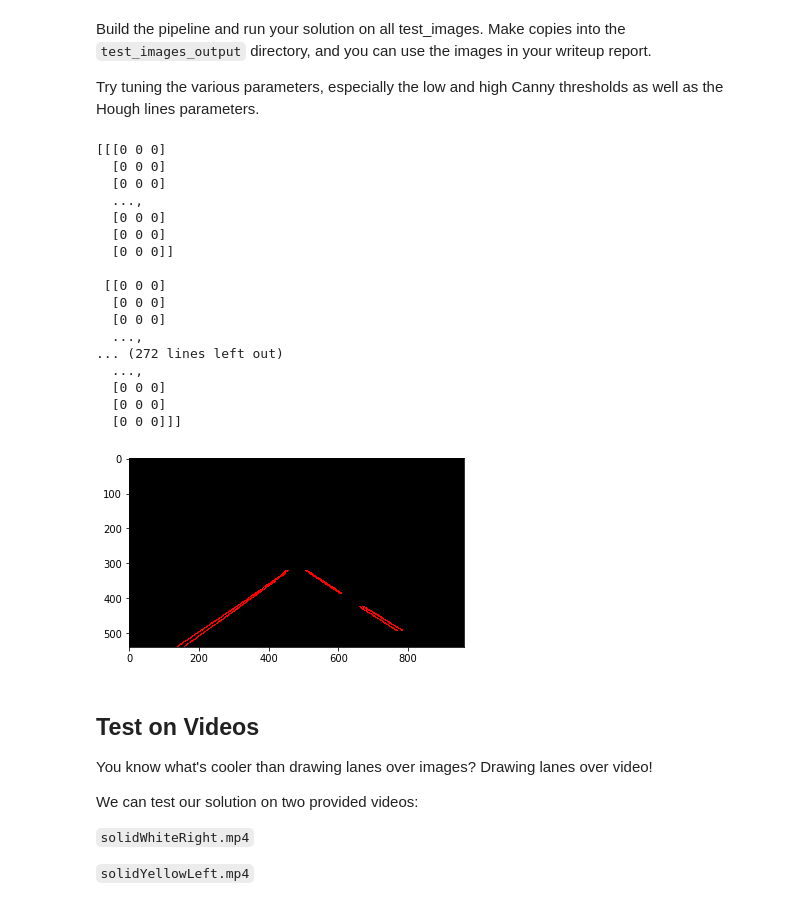
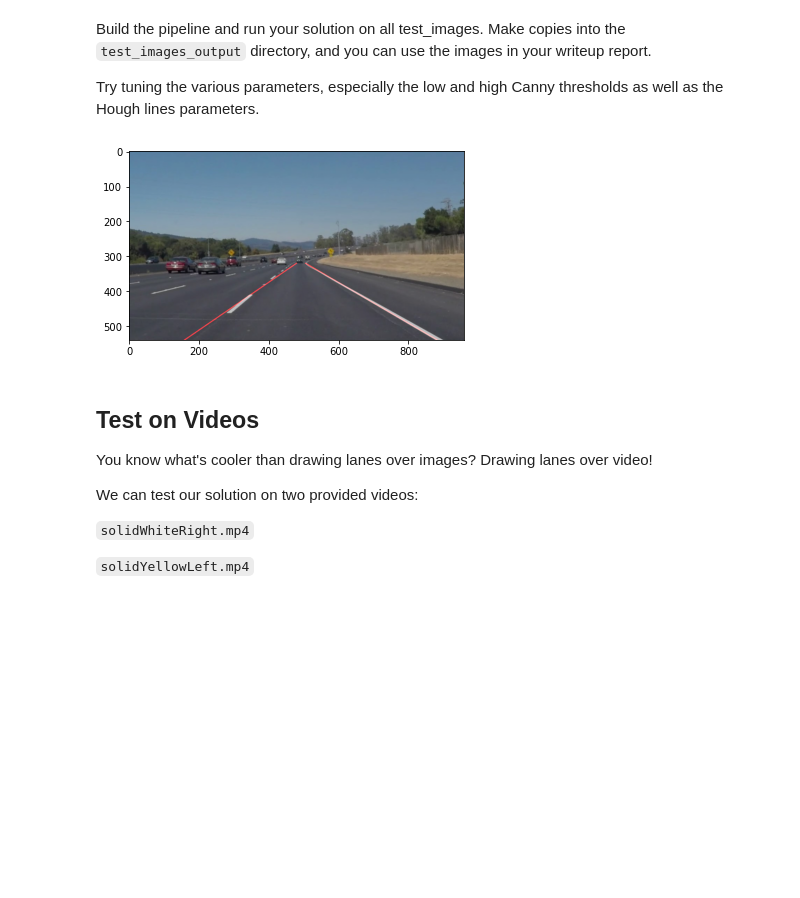
Before and after one commit to Cartoniol/CarND-LaneLines-P1-master, a Jupyter notebook: P1.ipynb, the cells around one changed output. Saved outputs shown, nothing was run; the diff lists cells and outputs as text; code cells hidden in the pictures; blank space fills up the shorter version.

Commit message:
Lines extended

```diff
--- a/P1.ipynb
+++ b/P1.ipynb
@@ -209,56 +250,39 @@ for im in range(len(images)):
     # Grayscale the image
     gray = grayscale(image)
 
     # Define a kernel size and apply Gaussian smoothing
     kernel_size = 5
     blur_gray = gaussian_blur(gray, kernel_size)
 
     # Define our parameters for Canny and apply
     low_threshold = 50
     high_threshold = 150
     edges = canny(blur_gray, low_threshold, high_threshold)
 
     # Setup vertices and crate masked image
     vertices = np.array([[(0,yshape),(xshape/2-40, yshape/2+50), (xshape/2+40, yshape/2+50), (xshape,yshape)]], dtype=np.int32)
     masked_edges = region_of_interest(edges, vertices)
 
     # Define the Hough transform parameters
     # Make a blank the same size as our image to draw on
-    rho = 1 # distance resolution in pixels of the Hough grid
-    theta = np.pi/180 # angular resolution in radians of the Hough grid
+    rho = 3 # distance resolution in pixels of the Hough grid
+    theta = np.pi/180*3 # angular resolution in radians of the Hough grid
     threshold = 15     # minimum number of votes (intersections in Hough grid cell)
     min_line_len = 50 #minimum number of pixels making up a line
     max_line_gap = 30    # maximum gap in pixels between connectable line segments
     line_image = np.copy(image)*0 # creating a blank to draw lines on
 
     # Run Hough on edge detected image
     # Output "lines" is an array containing endpoints of detected line segments
-    lines = hough_lines(masked_edges, rho, theta, threshold, min_line_len, max_line_gap)
-    print(lines)
+    lines = hough_lines(masked_edges, rho, theta, threshold, min_line_len, max_line_gap, vertices)
+    #print(lines)
 
     # Draw the lines on the edge image
     lines_edges = weighted_img(lines, image, α=0.8, β=1., γ=0.)
-    plt.imshow(lines)
+    plt.imshow(lines_edges)
     cv2.imwrite(os.path.join("/home/workspace/CarND-LaneLines-P1/test_images_output",str(images[im])), lines_edges)
 # %% [output]
-[[[0 0 0]
-  [0 0 0]
-  [0 0 0]
-  ...,
-  [0 0 0]
-  [0 0 0]
-  [0 0 0]]
-
- [[0 0 0]
-  [0 0 0]
-  [0 0 0]
-  ...,
-... (272 lines left out)
-  ...,
-  [0 0 0]
-  [0 0 0]
-  [0 0 0]]]
-[figure, old version]
+[figure, new version]
 # %% [markdown]
 ## Test on Videos
 
```
Also changed, not shown: parts of 7 cells of this notebook.
